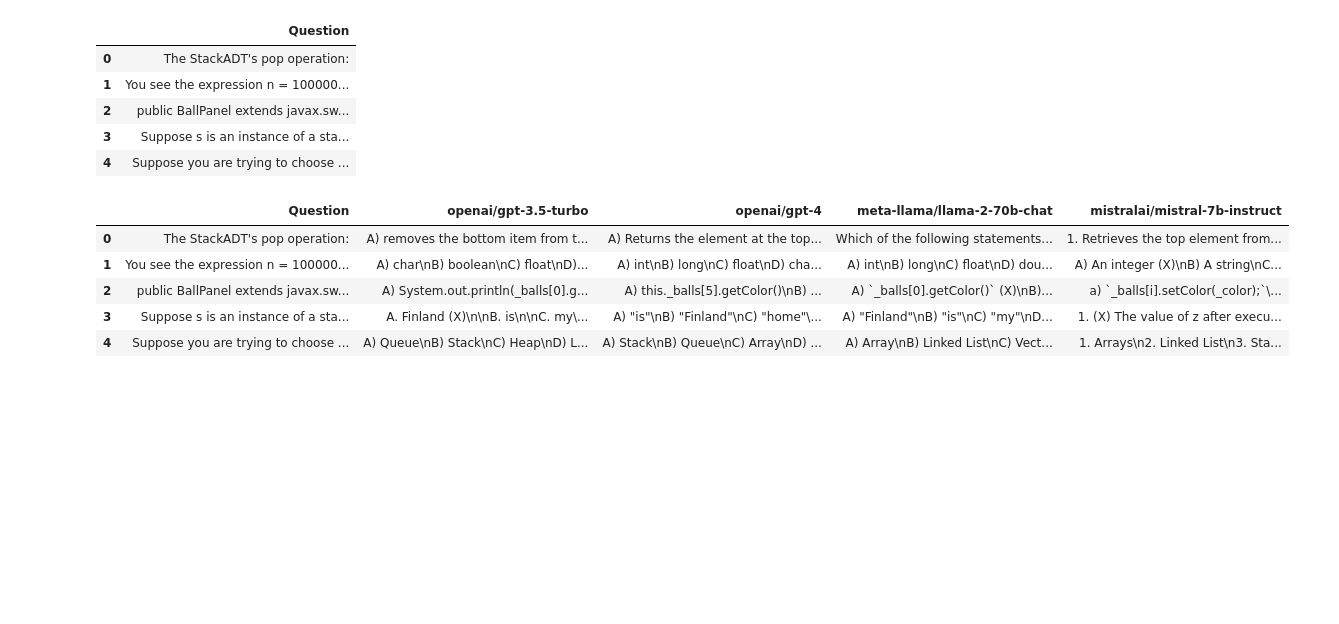
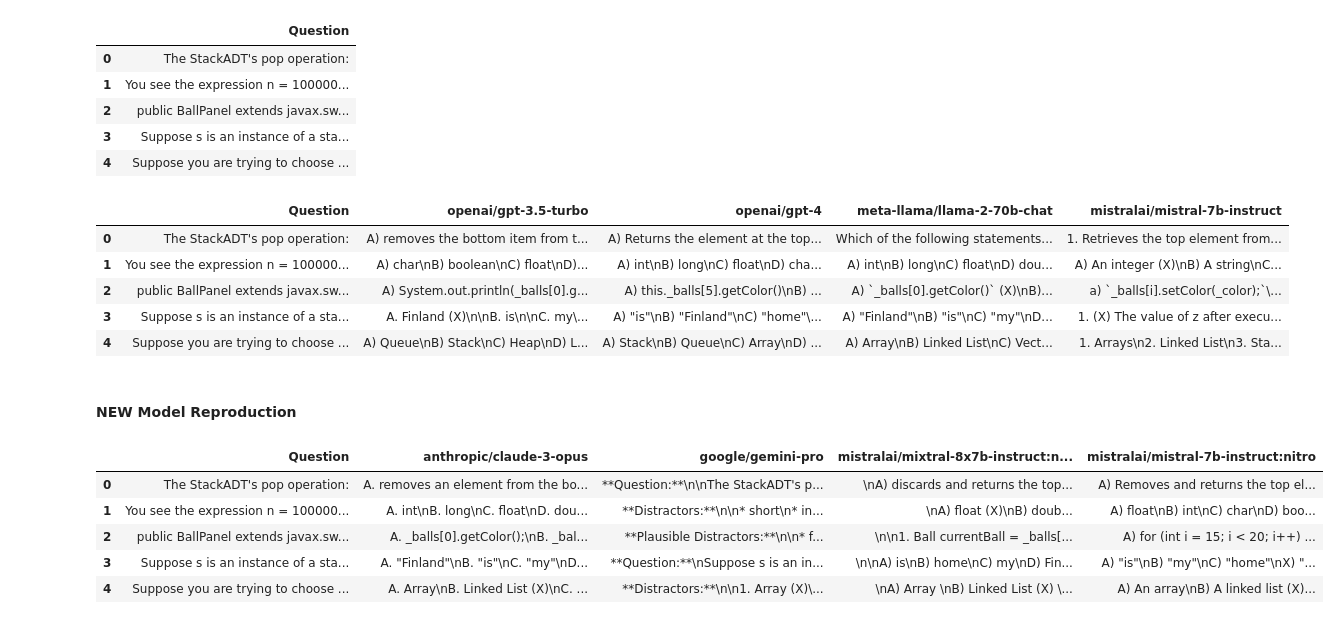
Before and after one commit to QAQzzz1234/LLM-Generate-Multiple-Question, a Jupyter notebook: unambiguous_revised.ipynb, the cells around one changed output. Cells and saved outputs as stored; diff of their text form; code cells hidden in the pictures; blank space fills up the shorter version.

Commit message:
Reproduced 8 models

```diff
--- a/unambiguous_revised.ipynb
+++ b/unambiguous_revised.ipynb
@@ -376,3 +376,29 @@ df_reproduce.head()
 | 4 | Suppose you are trying to choose ... | A) Queue\nB) Stack\nC) Heap\nD) L... | A) Stack\nB) Queue\nC) Array\nD) ... | A) Array\nB) Linked List\nC) Vect... | 1. Arrays\n2. Linked List\n3. Sta... |
 # %%
 df_reproduce.to_csv("question_reproduce.csv")
+# %% [markdown]
+#### NEW Model Reproduction
+# %%
+models = ["anthropic/claude-3-opus",
+"google/gemini-pro",
+"mistralai/mixtral-8x7b-instruct:nitro",
+"mistralai/mistral-7b-instruct:nitro"
+]
+Prompt = "Based on the following multiple-choice question, generate three plausible distractors and one correct answer. Mark the correct answer with an (X), and no explanation"
+
+for model in models:
+    answer = []
+    for i in range(50):
+        question = Prompt + df_reproduce['Question'][i]
+        messages = ask_question_open_router(question,model)
+        answer.append(messages[0])
+    df_reproduce[model] = answer
+# %%
+df_reproduce.head()
+# %% [output]
+|  | Question | anthropic/claude-3-opus | google/gemini-pro | mistralai/mixtral-8x7b-instruct:n... | mistralai/mistral-7b-instruct:nitro |
+| 0 | The StackADT's pop operation: | A. removes an element from the bo... | **Question:**\n\nThe StackADT's p... | \nA) discards and returns the top... | A) Removes and returns the top el... |
+| 1 | You see the expression n = 100000... | A. int\nB. long\nC. float\nD. dou... | **Distractors:**\n\n* short\n* in... | \nA) float (X)\nB) doub... | A) float\nB) int\nC) char\nD) boo... |
+| 2 | public BallPanel extends javax.sw... | A. _balls[0].getColor();\nB. _bal... | **Plausible Distractors:**\n\n* f... | \n\n1. Ball currentBall = _balls[... | A) for (int i = 15; i < 20; i++) ... |
+| 3 | Suppose s is an instance of a sta... | A. "Finland"\nB. "is"\nC. "my"\nD... | **Question:**\nSuppose s is an in... | \n\nA) is\nB) home\nC) my\nD) Fin... | A) "is"\nB) "my"\nC) "home"\nX) "... |
+| 4 | Suppose you are trying to choose ... | A. Array\nB. Linked List (X)\nC. ... | **Distractors:**\n\n1. Array (X)\... | \nA) Array \nB) Linked List (X) \... | A) An array\nB) A linked list (X)... |
```
Also changed, not shown: parts of 1 cell of this notebook, 1 other file.
